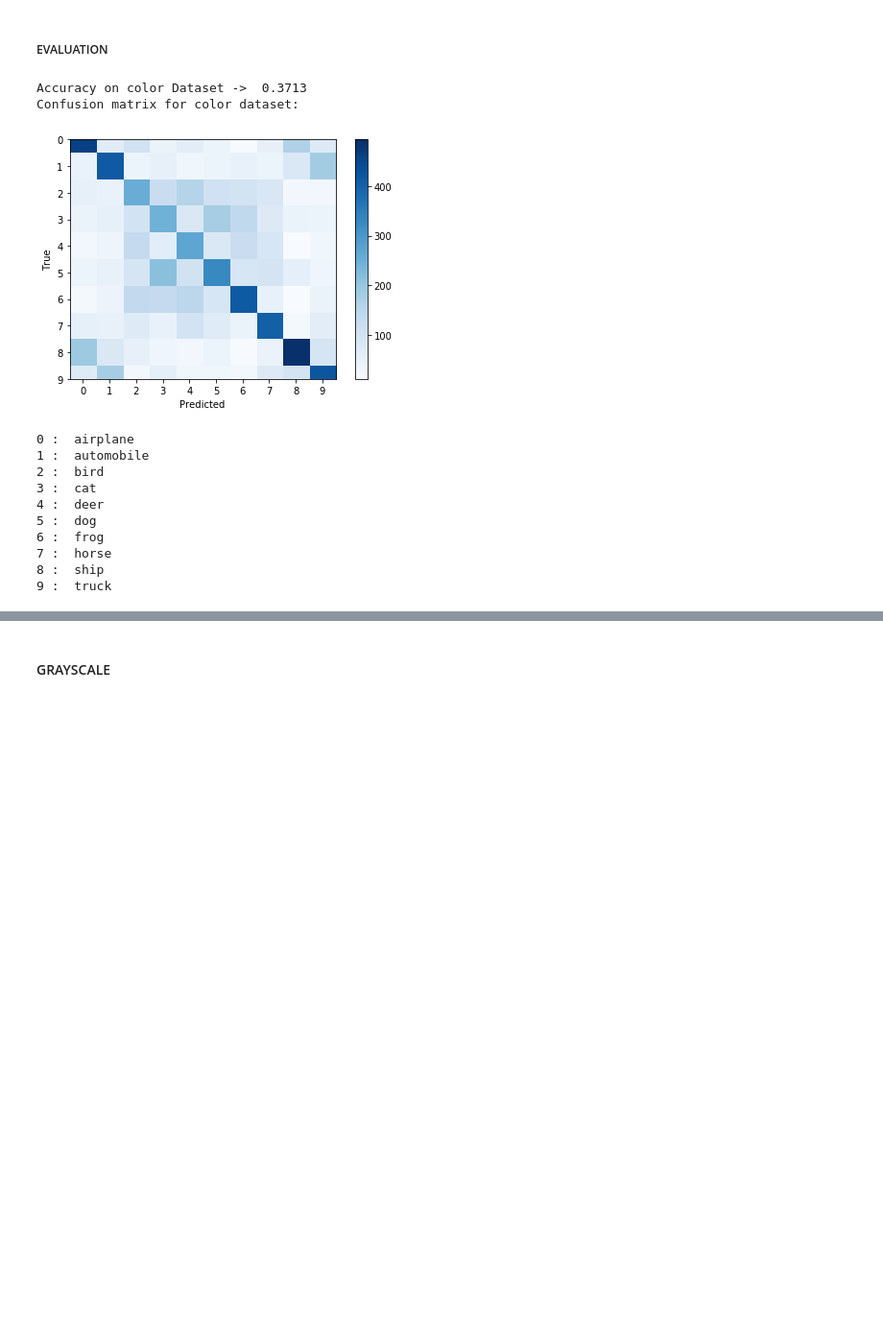
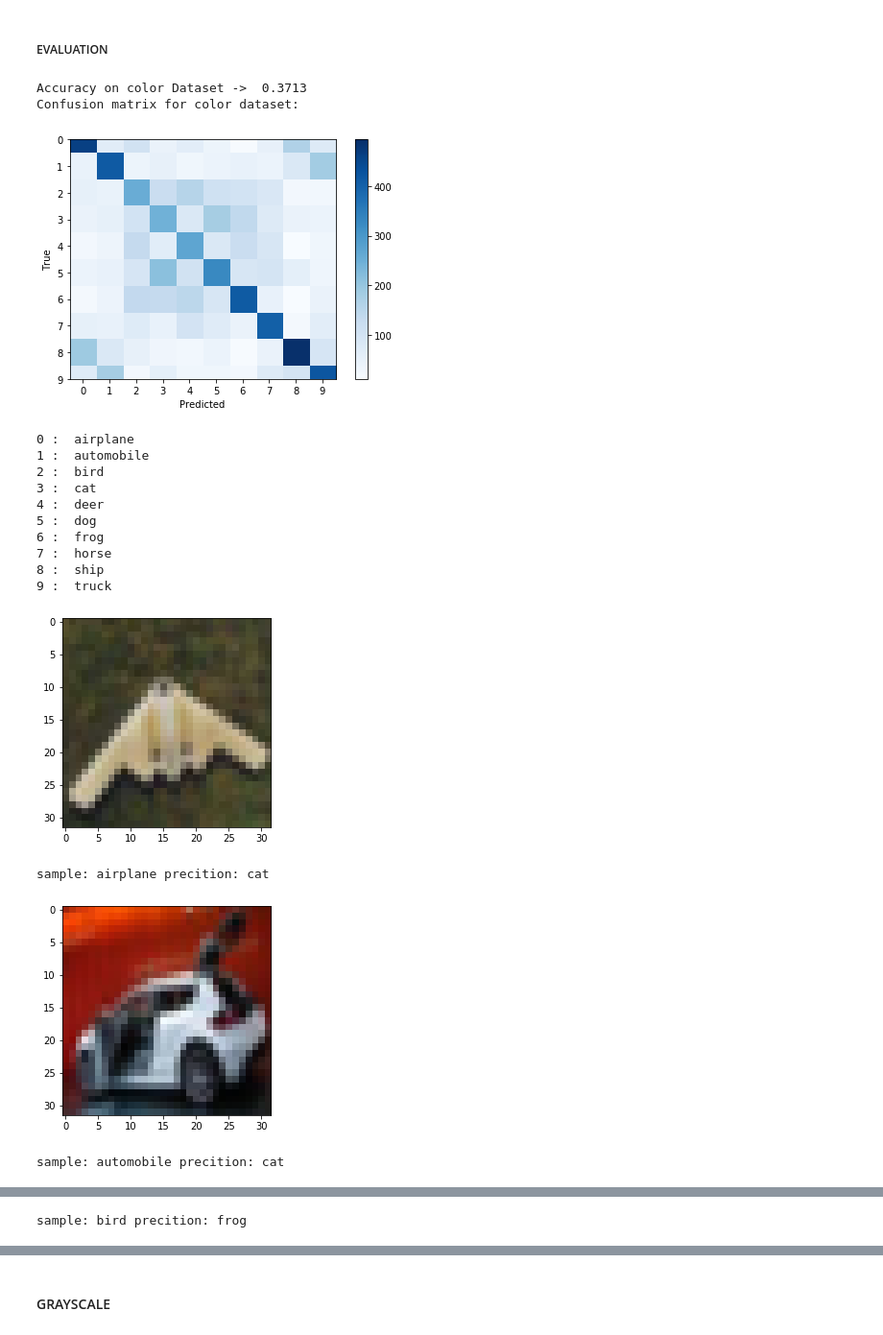
Before and after one commit to VictorMeyer77/TF_PROJECT, a Jupyter notebook: LINEAR/linear_model.ipynb, the cells around one changed output, grey strips where cells are left out. Shown at 96% size. Cells and saved outputs as stored; diff of their text form; code cells hidden in the pictures; blank space fills up the shorter version.

```diff
--- a/LINEAR/linear_model.ipynb
+++ b/LINEAR/linear_model.ipynb
@@ -318,6 +341,24 @@ def confusion(model, class_names, x_test, y_test):
     for i in range(0, len(class_names)):
 
         print(i, ": ", class_names[i])
+# %%
+def plot_error(class_names, model, test_images, test_label, grayscale=False):
+
+
+    for i in range(0, len(class_names)):
+
+        for j in range(0, test_images.shape[0]):
+
+            predict = model.predict(test_images[j].reshape(1, -1)).astype(int)
+            if(test_label[j] == i and i != predict[0]):
+
+                if not grayscale:
+                    plt.imshow(test_images[j].reshape(32, 32, 3))
+                else:
+                    plt.imshow(test_images[j].reshape(32, 32))
+                plt.show()
+                print("sample: {0} precition: {1}".format(class_names[i], class_names[predict[0]]))
+                break
 # %% [markdown]
 #### COLOR
 # %% [markdown]
@@ -353,18 +394,23 @@ LinearDiscriminantAnalysis(n_components=None, priors=None, shrinkage=None,
 # %%
 print("Accuracy on color Dataset -> ", accuracy(ldaColor, test_images, test_label))
 print("Confusion matrix for color dataset: ")
 confusion(ldaColor, class_names, test_images, test_label)
+plot_error(class_names, ldaColor, test_images, test_label)
 # %% [output]
 Accuracy on color Dataset ->  0.3713
 Confusion matrix for color dataset:
 [figure]
 0 :  airplane
 1 :  automobile
 2 :  bird
 3 :  cat
 4 :  deer
 5 :  dog
 6 :  frog
 7 :  horse
 8 :  ship
 9 :  truck
+[figure, added]
+sample: airplane precition: cat
+[figure, added]
+sample: automobile precition: cat
@@ -370,0 +418 @@ Confusion matrix for color dataset:
+sample: bird precition: frog
```
Also changed, not shown: parts of 29 cells of this notebook.
